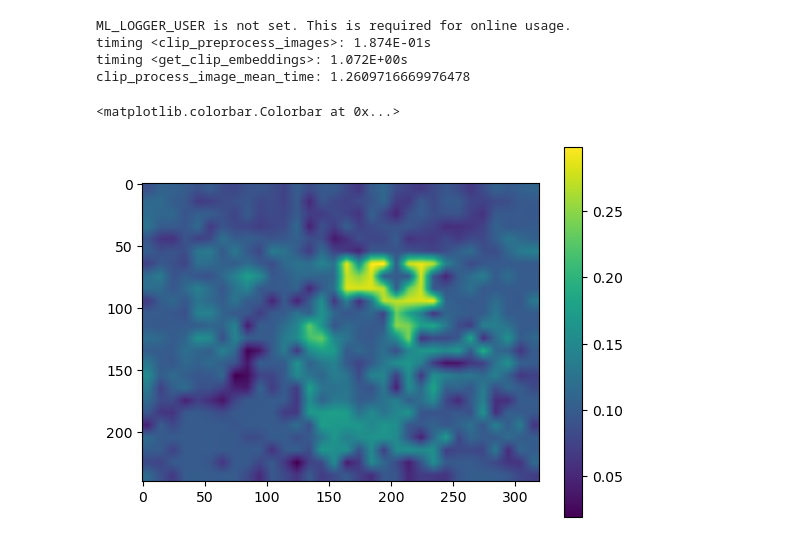
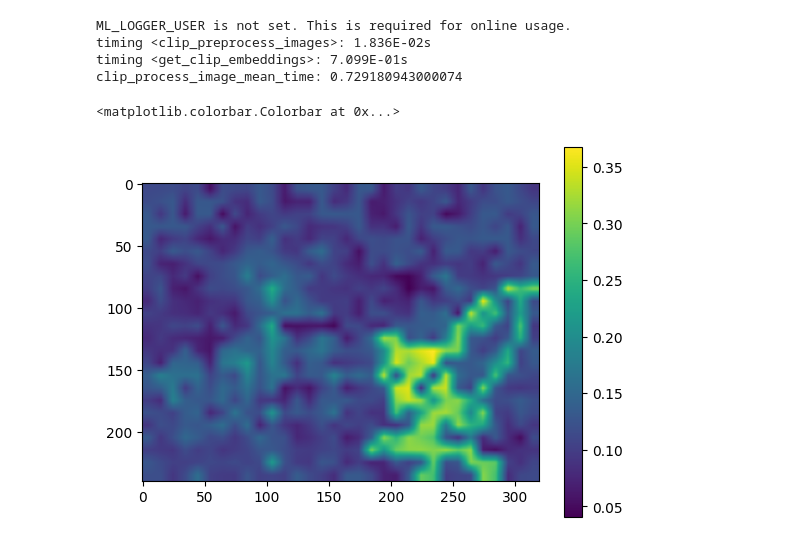
Before and after one commit to RogerQi/Patched_CLIP, a Jupyter notebook: example.ipynb, the cells around one changed output. Saved outputs shown, nothing was run; the diff lists cells and outputs as text; code cells hidden in the pictures.

```diff
--- a/example.ipynb
+++ b/example.ipynb
@@ -13,7 +13,7 @@ from patched_clip.patched_clip import CLIP_args, get_clip_embeddings, load_clip,
 from patched_clip import modified_clip
 # %%
 model, preprocess = load_clip()
-device = 'cpu'
+device = CLIP_args.device
 # %%
 # text
 class_list = ['chair', 'computer monitor', 'background', 'shelf', 'table', 'wall', 'floor']
@@ -35,7 +35,6 @@ Compose(
 )
 # %%
 image_paths = ['test.jpg']
-device = 'cpu'
 # %%
 # CLIP_args.clip_model_name = CLIPArgs.model_type
 # CLIP_args.device = device
@@ -54,19 +53,19 @@ with torch.no_grad():
     descriptors = descriptors.to(device)  # BCHW
 # %% [output]
 ML_LOGGER_USER is not set. This is required for online usage.
-timing <clip_preprocess_images>: 1.874E-01s
-timing <get_clip_embeddings>: 1.072E+00s
-clip_process_image_mean_time: 1.2609716669976478
+timing <clip_preprocess_images>: 1.836E-02s
+timing <get_clip_embeddings>: 7.099E-01s
+clip_process_image_mean_time: 0.729180943000074
 # %%
 patch_features_bchw = descriptors / descriptors.norm(dim=1, keepdim=True)
 similarity_mat_bhwc = einsum(patch_features_bchw, text_features, 'b c h w, d c -> b d h w')
 similarity_mat_bhwc = F.interpolate(similarity_mat_bhwc, size=(240, 320), mode='bilinear', align_corners=False)
-heatmap = similarity_mat_bhwc[0, 1, :, :].numpy()
+heatmap = similarity_mat_bhwc[0, 0, :, :].cpu().numpy()
 plt.imshow(heatmap)
 plt.colorbar()
 # %% [output]
 <matplotlib.colorbar.Colorbar at 0x...>
-[figure, old version]
+[figure, new version]
 # %%
 images[0].resize((320, 240))
 # %% [output]
```
Also changed, not shown: parts of 4 cells of this notebook.
